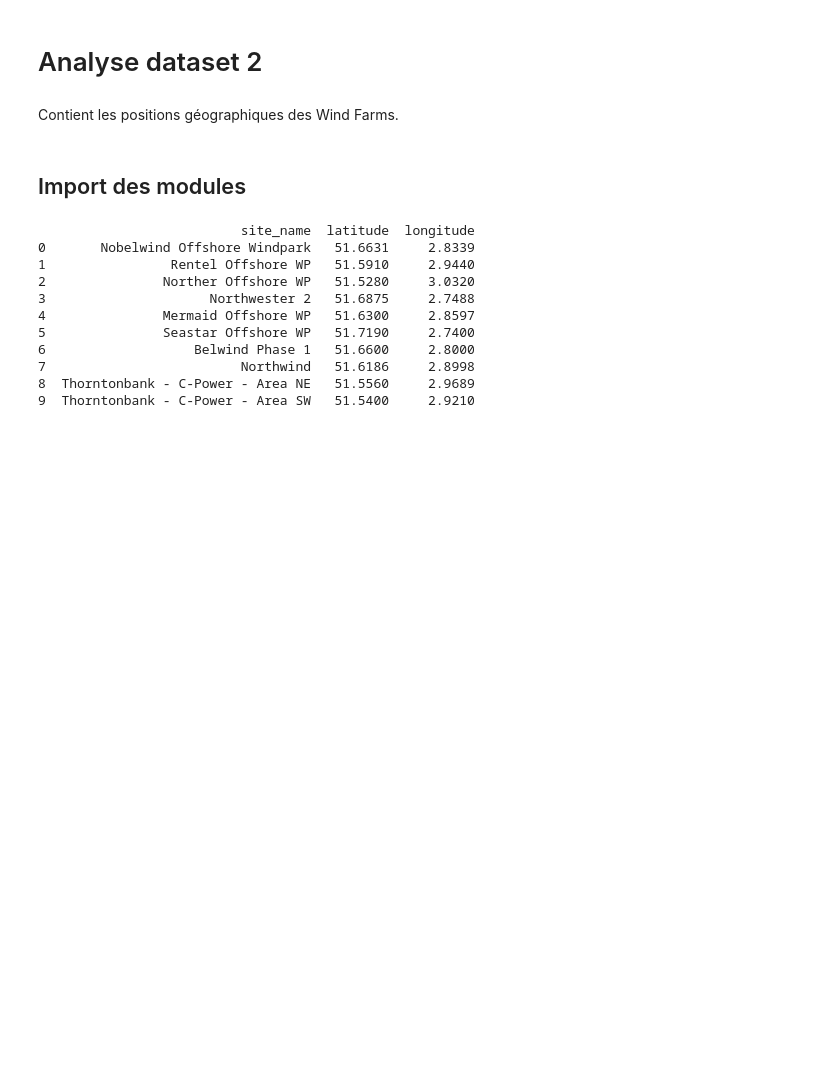
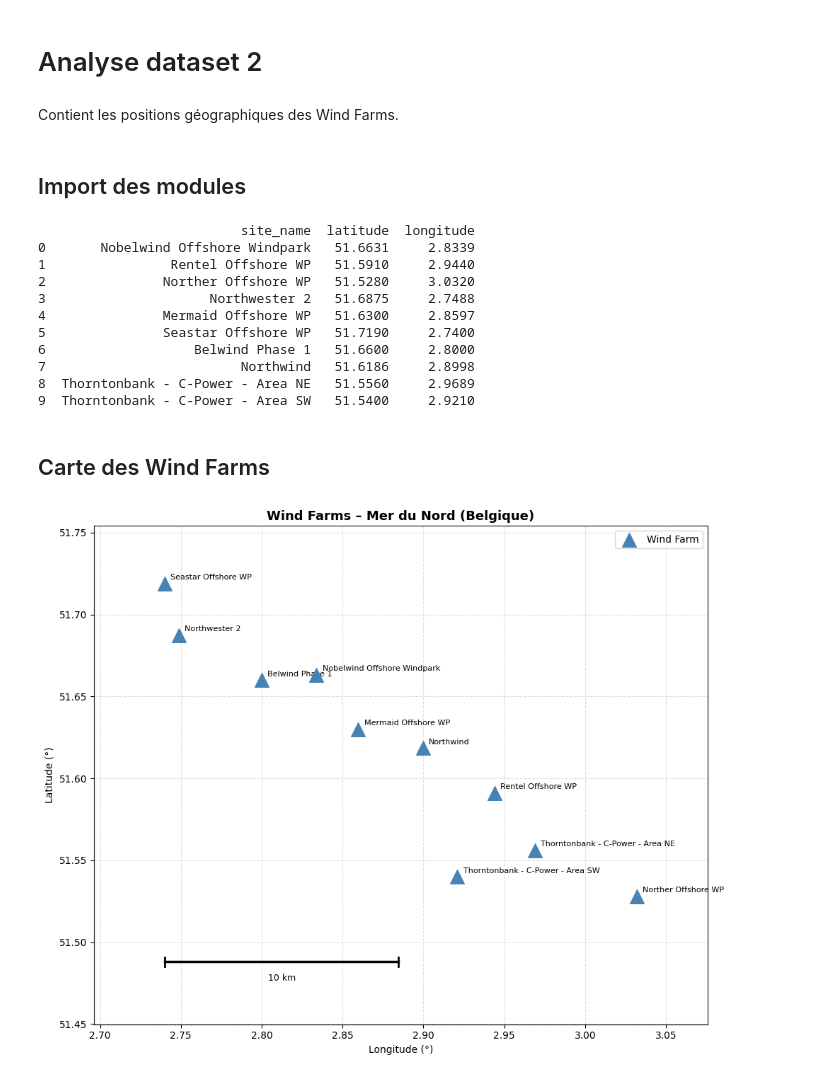
Before and after one commit to zzac/Wind-Power-Production-Forecast, a Jupyter notebook: notebooks/analysis_dataset_2.ipynb, the cells around one changed output. Saved outputs shown, nothing was run; the diff lists cells and outputs as text; code cells hidden in the pictures; blank space fills up the shorter version.

```diff
--- a/notebooks/analysis_dataset_2.ipynb
+++ b/notebooks/analysis_dataset_2.ipynb
@@ -22,3 +24,40 @@ print(df)
 7                         Northwind   51.6186     2.8998
 8  Thorntonbank - C-Power - Area NE   51.5560     2.9689
 9  Thorntonbank - C-Power - Area SW   51.5400     2.9210
+# %% [markdown]
+## Carte des Wind Farms
+# %%
+fig, ax = plt.subplots(figsize=(10, 8))
+
+ax.scatter(df['longitude'], df['latitude'], s=200, color='steelblue',
+           zorder=5, marker='^', label='Wind Farm')
+
+for _, row in df.iterrows():
+    ax.annotate(row['site_name'],
+                xy=(row['longitude'], row['latitude']),
+                xytext=(6, 4), textcoords='offset points',
+                fontsize=8)
+
+ax.set_xlabel('Longitude (°)')
+ax.set_ylabel('Latitude (°)')
+ax.set_title('Wind Farms – Mer du Nord (Belgique)', fontsize=13, fontweight='bold')
+ax.grid(True, linestyle='--', alpha=0.4)
+ax.legend(loc='upper right')
+ax.margins(0.15)
+
+# Échelle de distance : 10 km converti en degrés de longitude
+lat_rad = np.radians(df['latitude'].mean())
+scale_deg = 10 / (111.32 * np.cos(lat_rad))
+
+x0 = df['longitude'].min()
+y0 = df['latitude'].min() - 0.04
+
+ax.plot([x0, x0 + scale_deg], [y0, y0], 'k-', linewidth=2.5)
+ax.plot([x0, x0], [y0 - 0.003, y0 + 0.003], 'k-', linewidth=2)
+ax.plot([x0 + scale_deg, x0 + scale_deg], [y0 - 0.003, y0 + 0.003], 'k-', linewidth=2)
+ax.text(x0 + scale_deg / 2, y0 - 0.007, '10 km', ha='center', va='top', fontsize=9)
+
+plt.tight_layout()
+plt.show()
+# %% [output]
+[figure, added]
```
Also changed, not shown: parts of 1 cell of this notebook, 2 other files.
